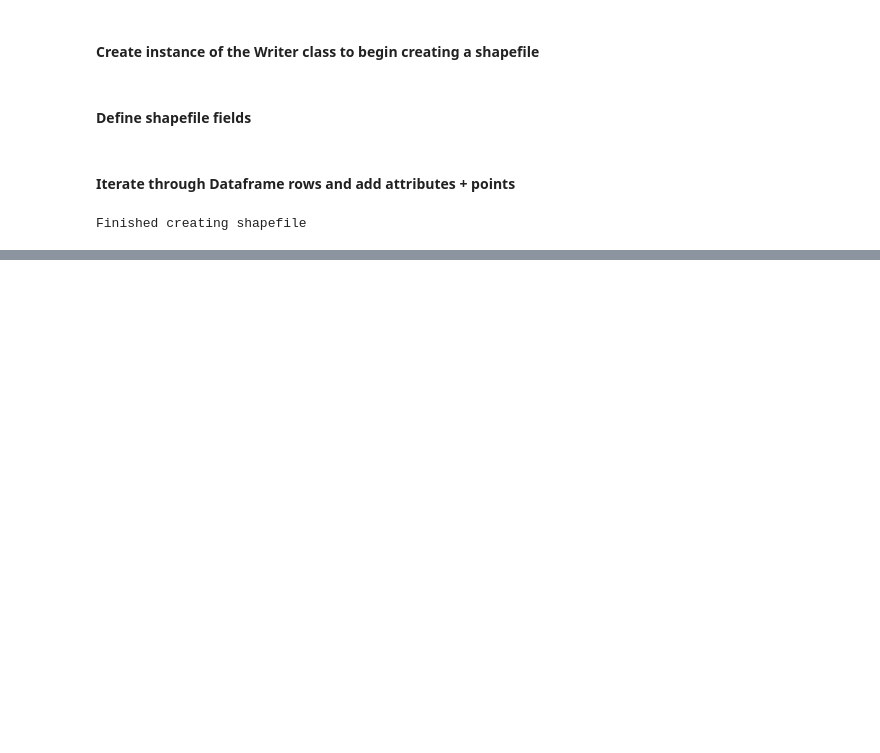
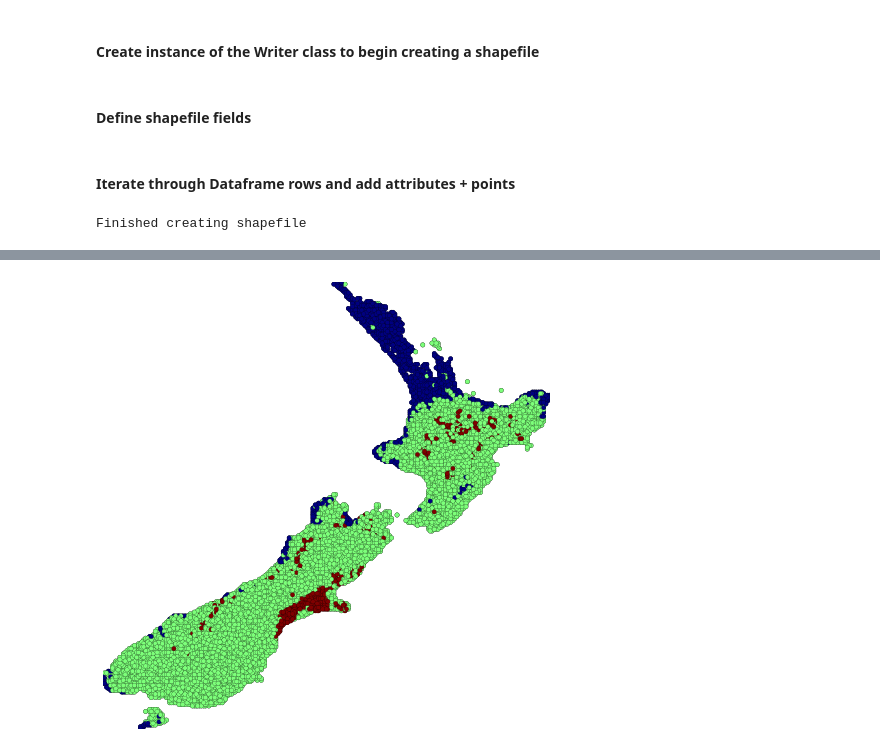
Before and after one commit to paulvija/Python-for-GIS-Mapping, a Jupyter notebook: Write shapefile from CSV using Pyshp.ipynb, the cells around one changed output, grey strips where cells are left out. Saved outputs shown, nothing was run; the diff lists cells and outputs as text; code cells hidden in the pictures; blank space fills up the shorter version.

```diff
--- a/Write shapefile from CSV using Pyshp.ipynb
+++ b/Write shapefile from CSV using Pyshp.ipynb
@@ -37,0 +61,17 @@ Finished creating shapefile
+# %%
+# for this we need dfb of the shapefile
+dbf = ps.open('./Data/csv_to_pointgeo.dbf')
+# %%
+# attribute values stored in a numpy array
+HC = np.array(dbf.by_col("HC"))
+# %%
+fig = plt.figure(figsize=(8,8))
+# assign color template to the attribute values
+attribute = maps.base_choropleth_unique(maps.map_point_shp(shp), HC)
+attribute.set_linewidth('0.2')
+# setup and add to axes
+ax = maps.setup_ax([attribute])
+fig.add_axes(ax)
+plt.show()
+# %% [output]
+[figure, added]
```
Also changed, not shown: parts of 7 cells of this notebook.
